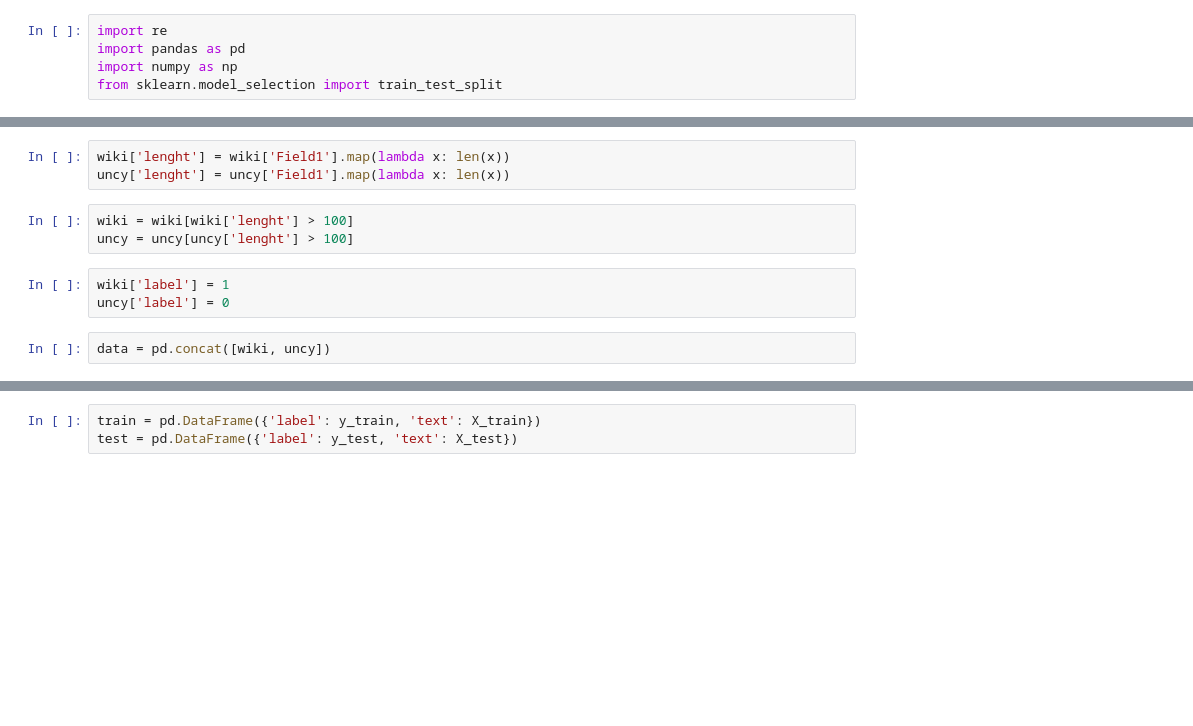
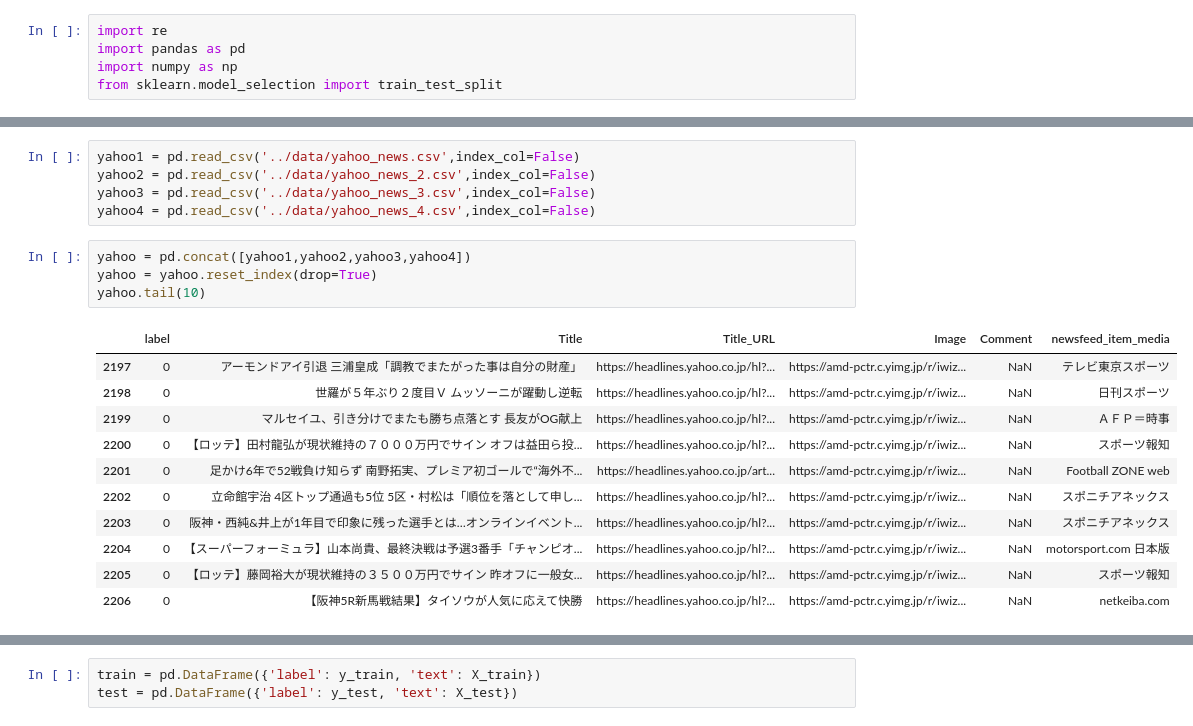
Before and after one commit to ShozenD/DADText2020, a Jupyter notebook: notebooks/preprocess.ipynb, the cells around one changed output, grey strips where cells are left out. Saved outputs shown, nothing was run; the diff lists cells and outputs as text; blank space fills up the shorter version.

```diff
--- a/notebooks/preprocess.ipynb
+++ b/notebooks/preprocess.ipynb
@@ -65,11 +6,21 @@ wiki.head(10)
-# %%
-wiki['lenght'] = wiki['Field1'].map(lambda x: len(x))
-uncy['lenght'] = uncy['Field1'].map(lambda x: len(x))
-# %%
-wiki = wiki[wiki['lenght'] > 100]
-uncy = uncy[uncy['lenght'] > 100]
-# %%
-wiki['label'] = 1
-uncy['label'] = 0
-# %%
-data = pd.concat([wiki, uncy])
+# %%
+yahoo1 = pd.read_csv('../data/yahoo_news.csv',index_col=False)
+yahoo2 = pd.read_csv('../data/yahoo_news_2.csv',index_col=False)
+yahoo3 = pd.read_csv('../data/yahoo_news_3.csv',index_col=False)
+yahoo4 = pd.read_csv('../data/yahoo_news_4.csv',index_col=False)
+# %%
+yahoo = pd.concat([yahoo1,yahoo2,yahoo3,yahoo4])
+yahoo = yahoo.reset_index(drop=True)
+yahoo.tail(10)
+# %% [output]
+|  | label | Title | Title_URL | Image | Comment | newsfeed_item_media |
+| 2197 | 0 | アーモンドアイ引退 三浦皇成「調教でまたがった事は自分の財産」 | https://headlines.yahoo.co.jp/hl?... | https://amd-pctr.c.yimg.jp/r/iwiz... | NaN | テレビ東京スポーツ |
+| 2198 | 0 | 世羅が５年ぶり２度目Ｖ ムッソーニが躍動し逆転 | https://headlines.yahoo.co.jp/hl?... | https://amd-pctr.c.yimg.jp/r/iwiz... | NaN | 日刊スポーツ |
+| 2199 | 0 | マルセイユ、引き分けでまたも勝ち点落とす 長友がOG献上 | https://headlines.yahoo.co.jp/hl?... | https://amd-pctr.c.yimg.jp/r/iwiz... | NaN | ＡＦＰ＝時事 |
+| 2200 | 0 | 【ロッテ】田村龍弘が現状維持の７０００万円でサイン オフは益田ら投... | https://headlines.yahoo.co.jp/hl?... | https://amd-pctr.c.yimg.jp/r/iwiz... | NaN | スポーツ報知 |
+| 2201 | 0 | 足かけ6年で52戦負け知らず 南野拓実、プレミア初ゴールで“海外不... | https://headlines.yahoo.co.jp/art... | https://amd-pctr.c.yimg.jp/r/iwiz... | NaN | Football ZONE web |
+| 2202 | 0 | 立命館宇治 4区トップ通過も5位 5区・村松は「順位を落として申し... | https://headlines.yahoo.co.jp/hl?... | https://amd-pctr.c.yimg.jp/r/iwiz... | NaN | スポニチアネックス |
+| 2203 | 0 | 阪神・西純&井上が1年目で印象に残った選手とは…オンラインイベント... | https://headlines.yahoo.co.jp/hl?... | https://amd-pctr.c.yimg.jp/r/iwiz... | NaN | スポニチアネックス |
+| 2204 | 0 | 【スーパーフォーミュラ】山本尚貴、最終決戦は予選3番手「チャンピオ... | https://headlines.yahoo.co.jp/hl?... | https://amd-pctr.c.yimg.jp/r/iwiz... | NaN | motorsport.com 日本版 |
+| 2205 | 0 | 【ロッテ】藤岡裕大が現状維持の３５００万円でサイン 昨オフに一般女... | https://headlines.yahoo.co.jp/hl?... | https://amd-pctr.c.yimg.jp/r/iwiz... | NaN | スポーツ報知 |
+| 2206 | 0 | 【阪神5R新馬戦結果】タイソウが人気に応えて快勝 | https://headlines.yahoo.co.jp/hl?... | https://amd-pctr.c.yimg.jp/r/iwiz... | NaN | netkeiba.com |
```
Also changed, not shown: parts of 17 cells of this notebook, 19 other files.
